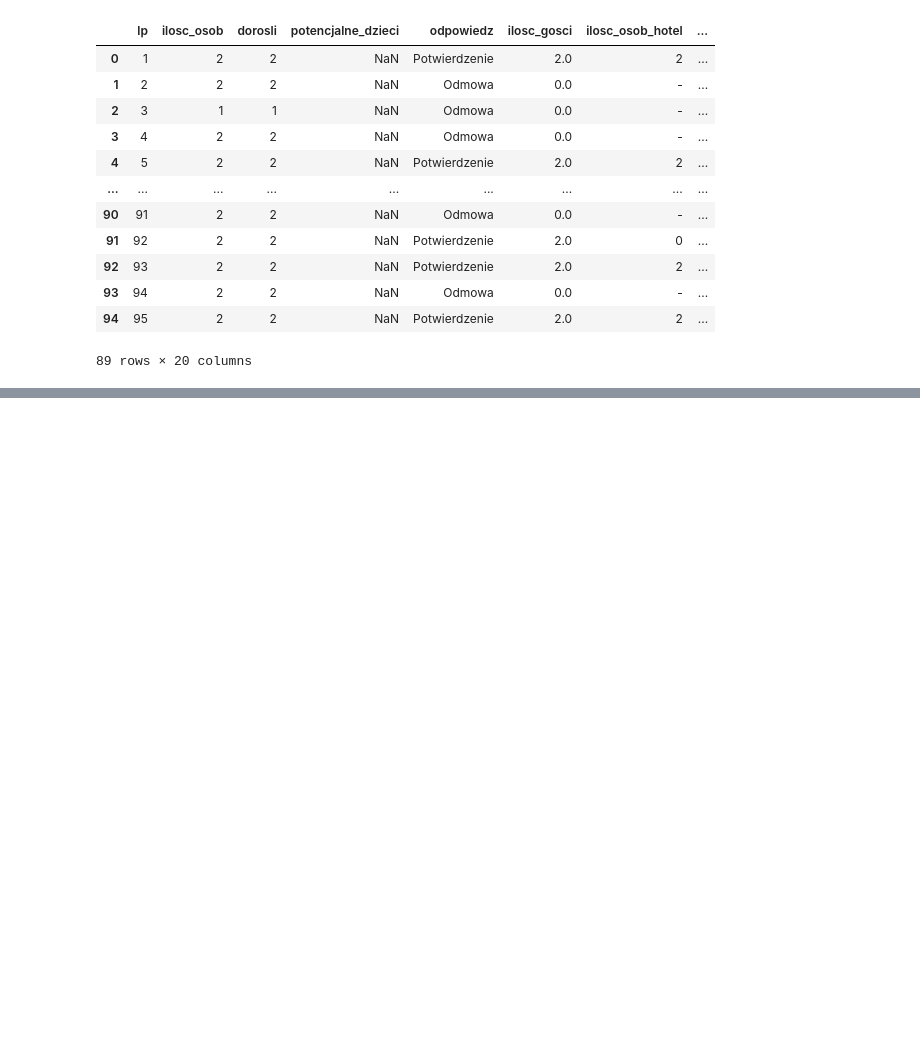
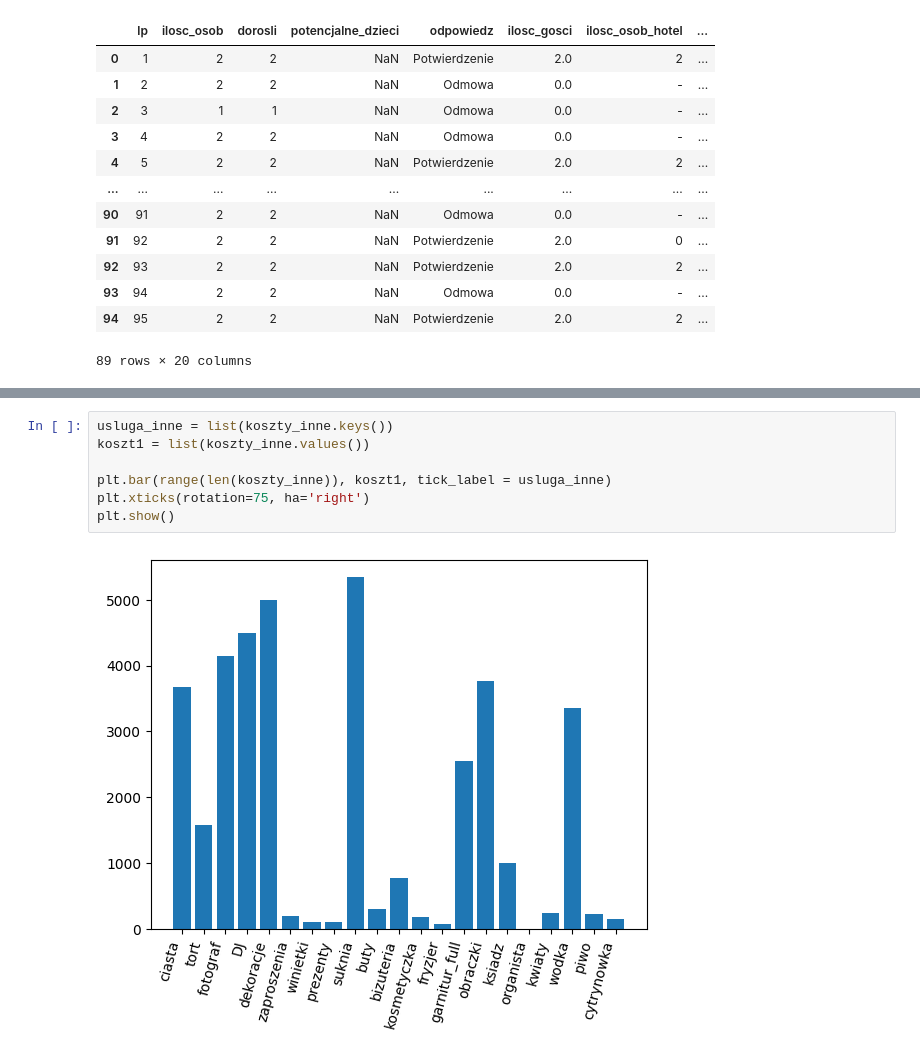
Before and after one commit to jackcooler/wesele, a Jupyter notebook: wesele_main.ipynb, the cells around one changed output, grey strips where cells are left out. Cells and saved outputs as stored; diff of their text form; blank space fills up the shorter version.

```diff
--- a/wesele_main.ipynb
+++ b/wesele_main.ipynb
@@ -149,0 +259,9 @@ wesele_zapr
+# %%
+usluga_inne = list(koszty_inne.keys())
+koszt1 = list(koszty_inne.values())
+
+plt.bar(range(len(koszty_inne)), koszt1, tick_label = usluga_inne)
+plt.xticks(rotation=75, ha='right')
+plt.show()
+# %% [output]
+[figure, added]
```
Also changed, not shown: parts of 12 cells of this notebook, 1 other file.
